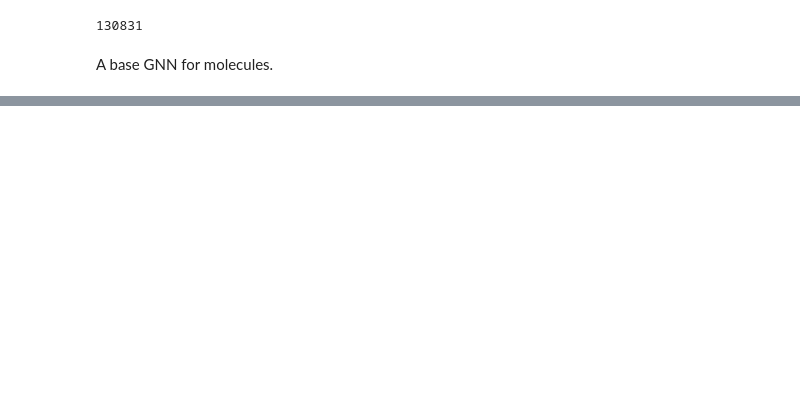
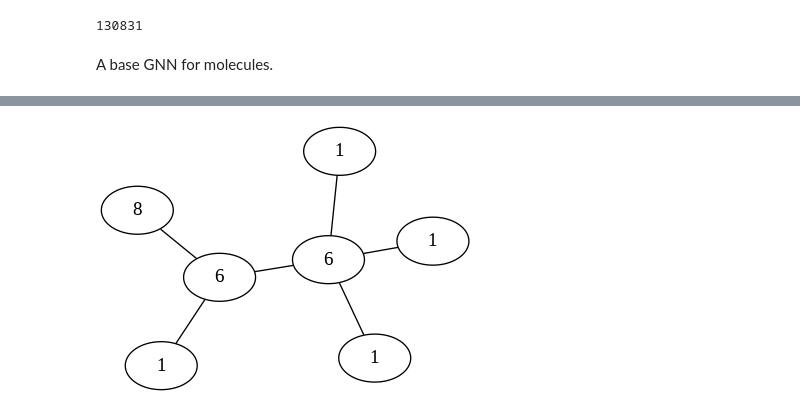
Before and after one commit to cerasole/ml4hep, a Jupyter notebook: GNNs/torch_OrganicMoleculesFormationEnergy_QM9dataset.ipynb, the cells around one changed output, grey strips where cells are left out. Saved outputs shown, nothing was run; the diff lists cells and outputs as text; code cells hidden in the pictures; blank space fills up the shorter version.

```diff
--- a/GNNs/torch_OrganicMoleculesFormationEnergy_QM9dataset.ipynb
+++ b/GNNs/torch_OrganicMoleculesFormationEnergy_QM9dataset.ipynb
@@ -339,0 +465,4 @@ Epoch: 014, LR: 0.001000, Loss: 0.3701874, Val MAE: 412.2766521, Test MAE: 391.7
+# %%
+draw_graph(raw_dataset[10])
+# %% [output]
+[figure, added]
```
Also changed, not shown: parts of 38 cells of this notebook.
